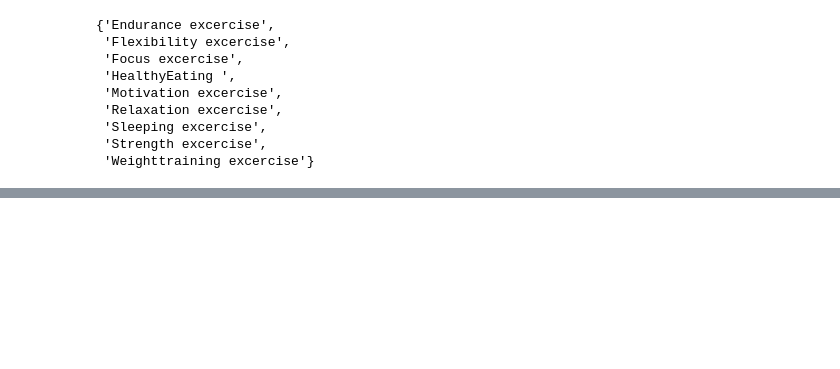
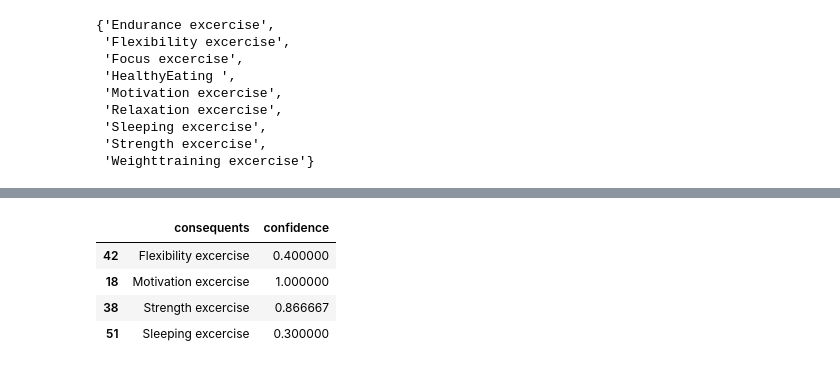
Before and after one commit to fitfor/data_analysis, a Jupyter notebook: generate_recommendations.ipynb, the cells around one changed output, grey strips where cells are left out. Drawn from its saved outputs; the diff is of its cells as text; code cells hidden in the pictures; blank space fills up the shorter version.

Commit message:
improve recommendation generation

```diff
--- a/generate_recommendations.ipynb
+++ b/generate_recommendations.ipynb
@@ -150,0 +157,11 @@ recom
+# %%
+user_profile = ['Relaxation excercise']
+
+recom = get_recommendation(user_profile)
+recom
+# %% [output]
+|  | consequents | confidence |
+| 42 | Flexibility excercise | 0.400000 |
+| 18 | Motivation excercise | 1.000000 |
+| 38 | Strength excercise | 0.866667 |
+| 51 | Sleeping excercise | 0.300000 |
```
Also changed, not shown: parts of 5 cells of this notebook, 1 other file.
